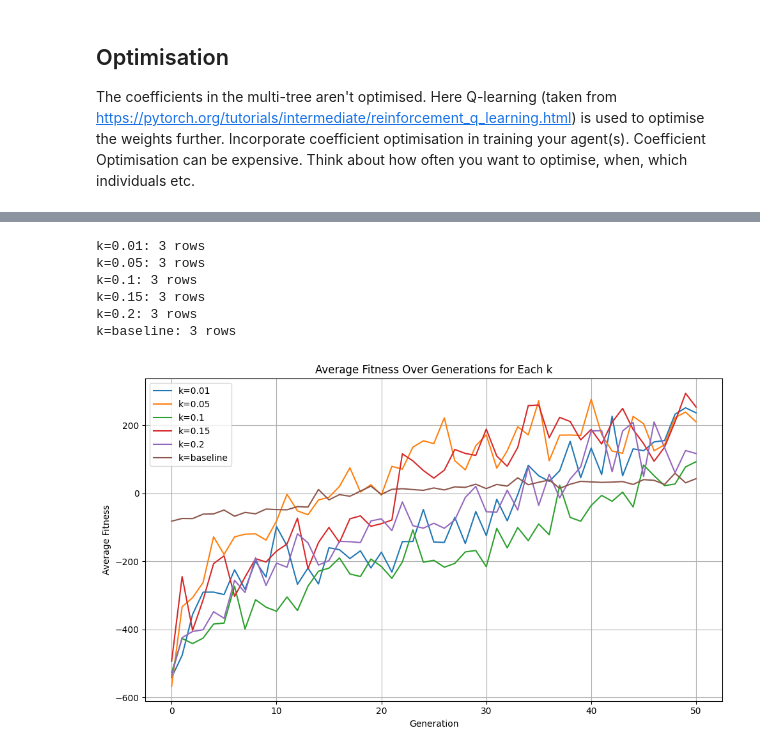
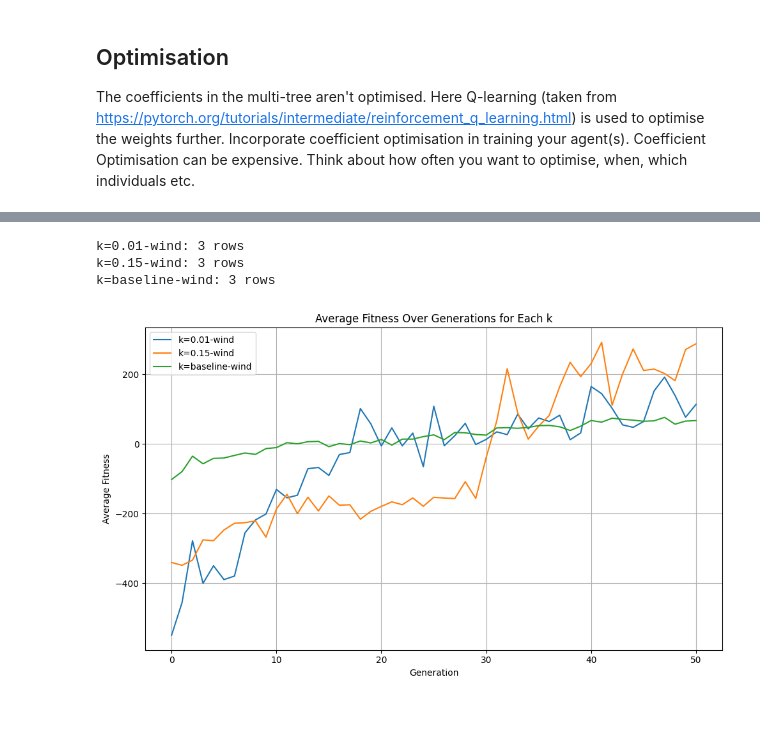
Before and after one commit to tbloemen/lunarlanding, a Jupyter notebook: solution.ipynb, the cells around one changed output, grey strips where cells are left out. Cells and saved outputs as stored; diff of their text form; code cells hidden in the pictures; blank space fills up the shorter version.

```diff
--- a/solution.ipynb
+++ b/solution.ipynb
@@ -1049,7 +1049,7 @@ fig.show()
 # %%
 import ast
 # Load data
-df = pd.read_csv('improvement_results/experiment_results_k.csv')  # Replace with your actual path
+df = pd.read_csv('improvement_results/experiment_results_k_wind.csv')  # Replace with your actual path
 
 # Parse average_fitness: convert string to list of floats
 
@@ -1073,37 +1073,34 @@ def parse_fitness(s):
 
 df['fitness_list'] = df['best_training'].apply(parse_fitness)
 
 # Filter out malformed rows
 df = df[df['fitness_list'].apply(lambda x: len(x) == 51)]
 
 # Create a dictionary: key = k, value = list of 50-length fitness arrays
 k_values = sorted(df['k'].unique())
 # Plot
 plt.figure(figsize=(10, 6))
 
 for k in k_values:
     subset = df[df['k'] == k]
     print(f'k={k}: {len(subset)} rows')
 
     fitness_arrays = np.array(subset['fitness_list'].tolist())
     if fitness_arrays.size == 0:
         continue  # skip empty
 
     mean_fitness = fitness_arrays.mean(axis=0)
     plt.plot(range(0, 51), mean_fitness, label='k=' + str(k))
 
 plt.xlabel('Generation')
 plt.ylabel('Average Fitness')
 plt.title('Average Fitness Over Generations for Each k')
 plt.legend()
 plt.grid(True)
 plt.tight_layout()
 plt.show()
 # %% [output]
-k=0.01: 3 rows
-k=0.05: 3 rows
-k=0.1: 3 rows
-k=0.15: 3 rows
-k=0.2: 3 rows
-k=baseline: 3 rows
+k=0.01-wind: 3 rows
+k=0.15-wind: 3 rows
+k=baseline-wind: 3 rows
-[figure, old version]
+[figure, new version]
```
Also changed, not shown: parts of 4 cells of this notebook, 1 other file.
